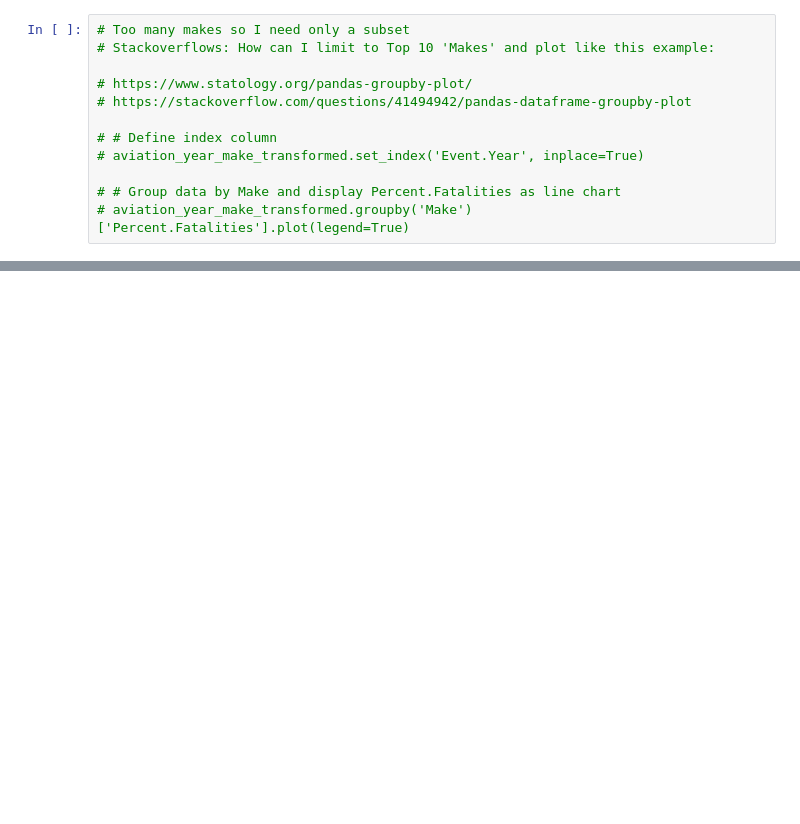
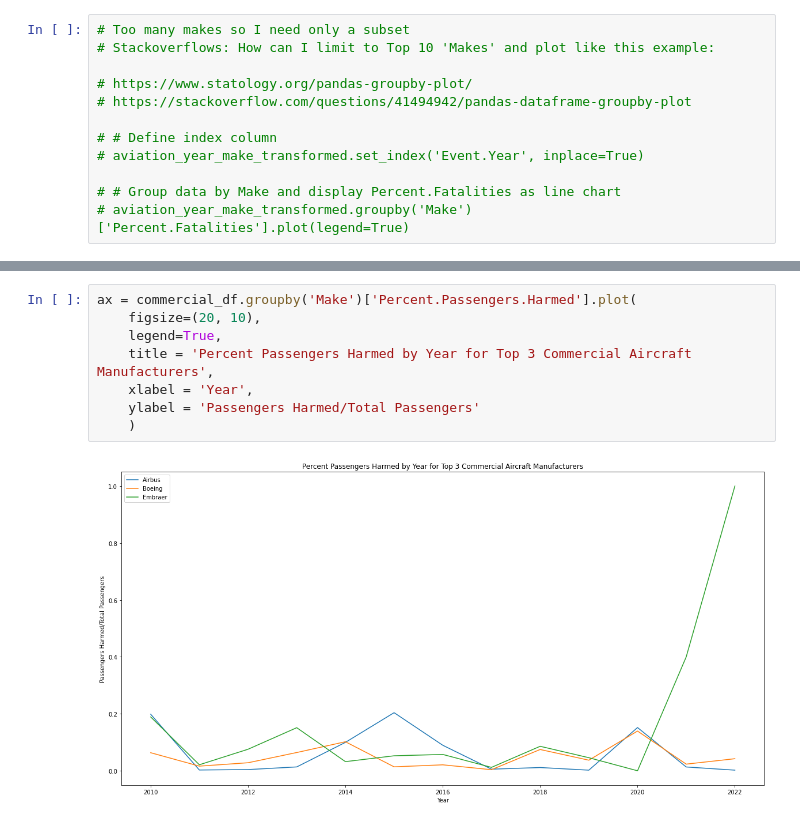
Before and after one commit to lillianlakes/Aircraft-Risk-Analysis, a Jupyter notebook: data_cleaning_lillian.ipynb, the cells around one changed output, grey strips where cells are left out. Cells and saved outputs as stored; diff of their text form; blank space fills up the shorter version.

```diff
--- a/data_cleaning_lillian.ipynb
+++ b/data_cleaning_lillian.ipynb
@@ -517,0 +1289,10 @@ ax = top_5_makes_df.groupby('Make')['Percent.Passengers.Harmed'].plot(
+# %%
+ax = commercial_df.groupby('Make')['Percent.Passengers.Harmed'].plot(
+    figsize=(20, 10),
+    legend=True,
+    title = 'Percent Passengers Harmed by Year for Top 3 Commercial Aircraft Manufacturers',
+    xlabel = 'Year',
+    ylabel = 'Passengers Harmed/Total Passengers'
+    )
+# %% [output]
+[figure, added]
```
Also changed, not shown: parts of 83 cells of this notebook.
